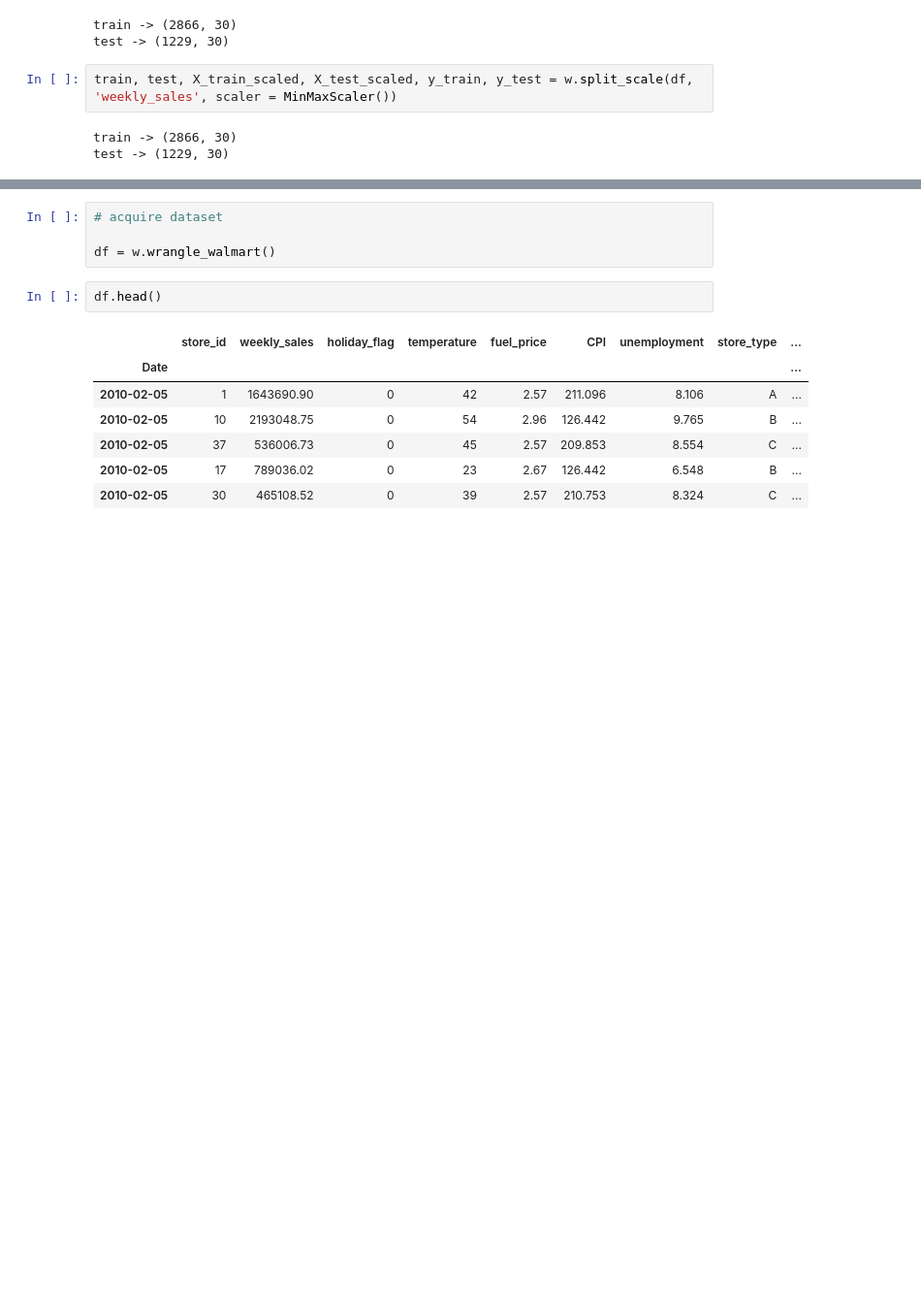
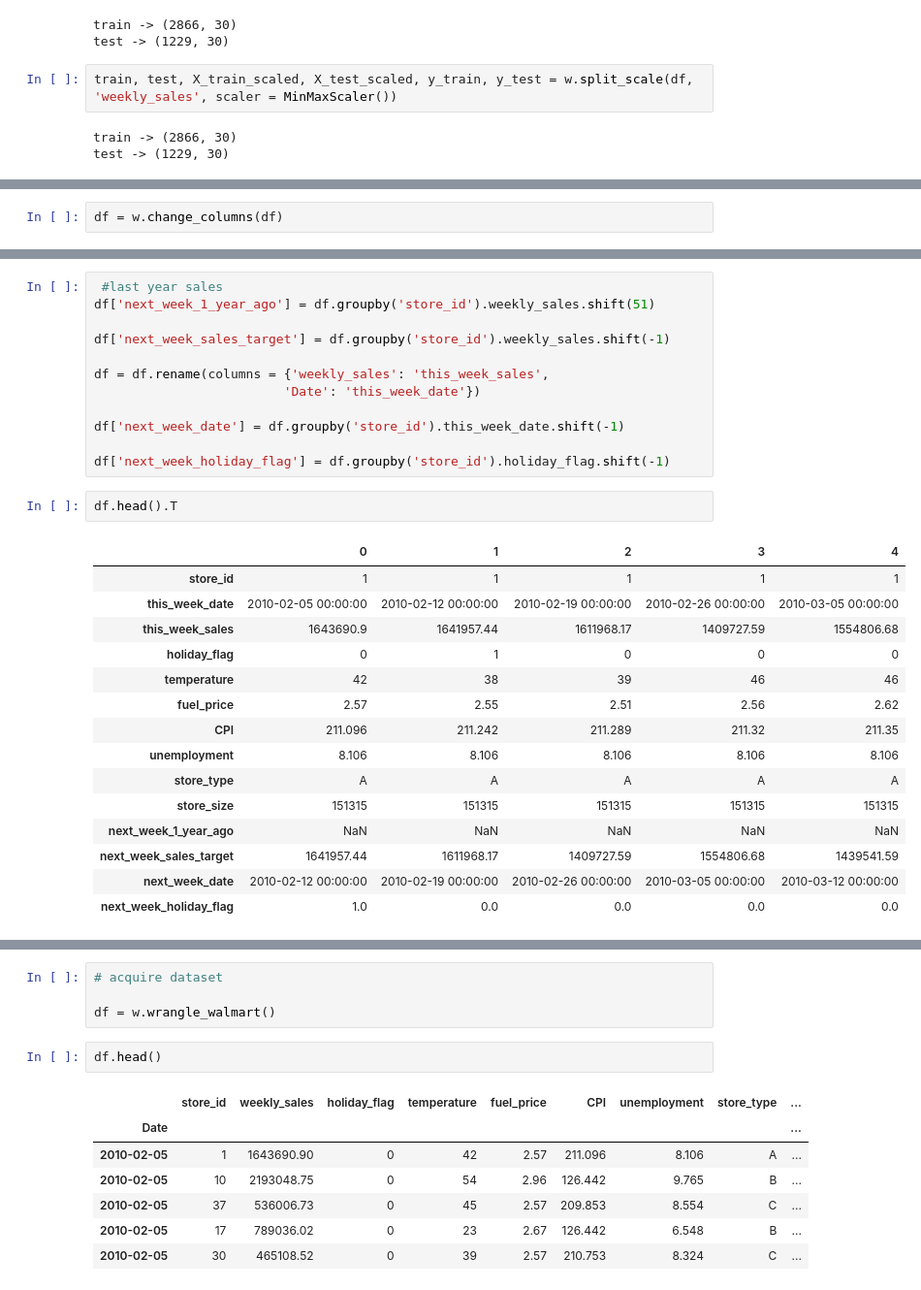
Before and after one commit to Attention-Walmart-Shoppers/capstone, a Jupyter notebook: Heather Initial Notebook.ipynb, the cells around one changed output, grey strips where cells are left out. Shown at 97% size. Cells and saved outputs as stored; diff of their text form; blank space fills up the shorter version.

```diff
--- a/Heather Initial Notebook.ipynb
+++ b/Heather Initial Notebook.ipynb
@@ -66,0 +74,2 @@ train.head()
+# %%
+df = w.change_columns(df)
@@ -66,0 +89,30 @@ train.head()
+# %%
+ #last year sales
+df['next_week_1_year_ago'] = df.groupby('store_id').weekly_sales.shift(51)
+
+df['next_week_sales_target'] = df.groupby('store_id').weekly_sales.shift(-1)
+
+df = df.rename(columns = {'weekly_sales': 'this_week_sales',
+                         'Date': 'this_week_date'})
+
+df['next_week_date'] = df.groupby('store_id').this_week_date.shift(-1)
+
+df['next_week_holiday_flag'] = df.groupby('store_id').holiday_flag.shift(-1)
+# %%
+df.head().T
+# %% [output]
+|  | 0 | 1 | 2 | 3 | 4 |
+| store_id | 1 | 1 | 1 | 1 | 1 |
+| this_week_date | 2010-02-05 00:00:00 | 2010-02-12 00:00:00 | 2010-02-19 00:00:00 | 2010-02-26 00:00:00 | 2010-03-05 00:00:00 |
+| this_week_sales | 1643690.9 | 1641957.44 | 1611968.17 | 1409727.59 | 1554806.68 |
+| holiday_flag | 0 | 1 | 0 | 0 | 0 |
+| temperature | 42 | 38 | 39 | 46 | 46 |
+| fuel_price | 2.57 | 2.55 | 2.51 | 2.56 | 2.62 |
+| CPI | 211.096 | 211.242 | 211.289 | 211.32 | 211.35 |
+| unemployment | 8.106 | 8.106 | 8.106 | 8.106 | 8.106 |
+| store_type | A | A | A | A | A |
+| store_size | 151315 | 151315 | 151315 | 151315 | 151315 |
+| next_week_1_year_ago | NaN | NaN | NaN | NaN | NaN |
+| next_week_sales_target | 1641957.44 | 1611968.17 | 1409727.59 | 1554806.68 | 1439541.59 |
+| next_week_date | 2010-02-12 00:00:00 | 2010-02-19 00:00:00 | 2010-02-26 00:00:00 | 2010-03-05 00:00:00 | 2010-03-12 00:00:00 |
+| next_week_holiday_flag | 1.0 | 0.0 | 0.0 | 0.0 | 0.0 |
```
Also changed, not shown: parts of 6 cells of this notebook.
